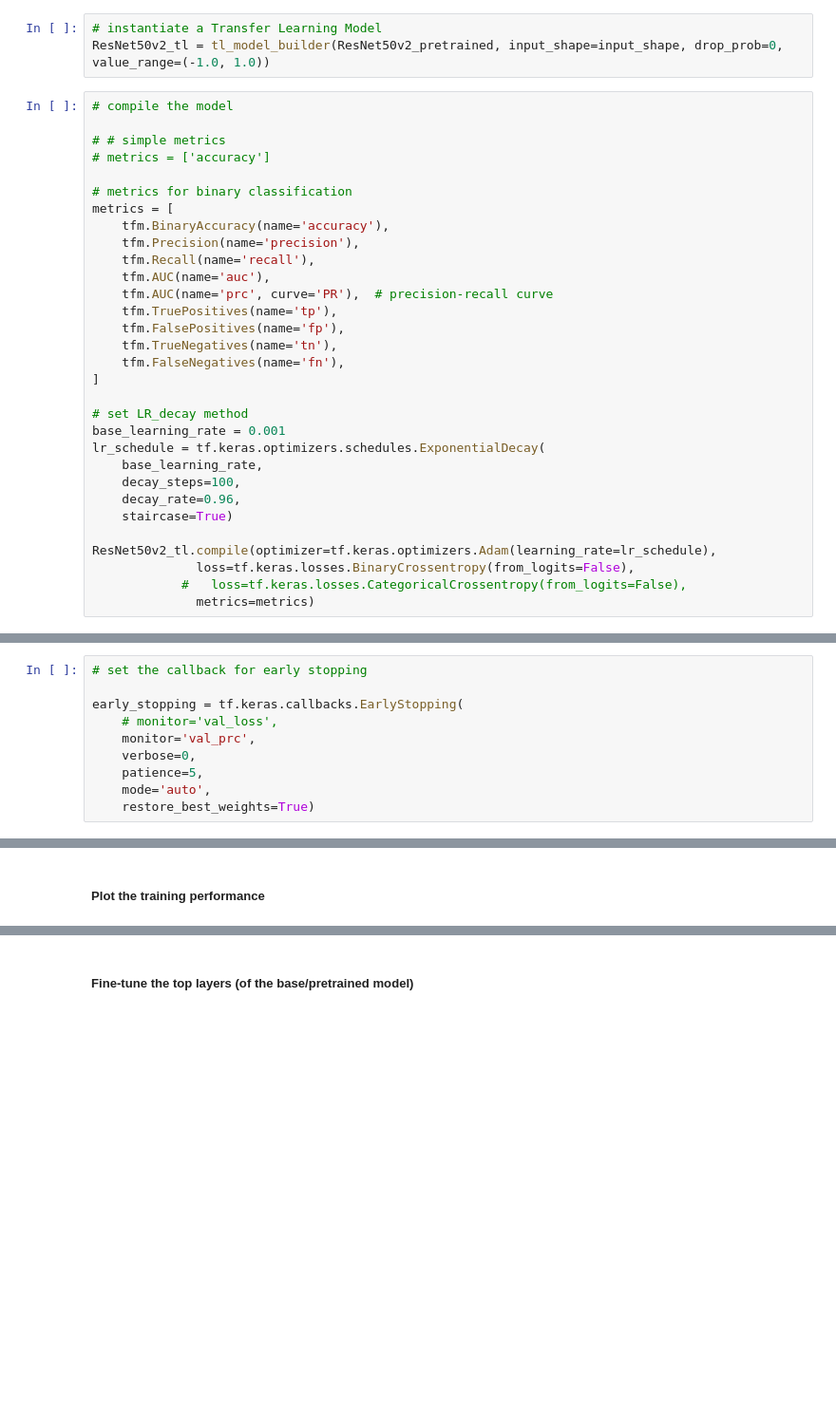
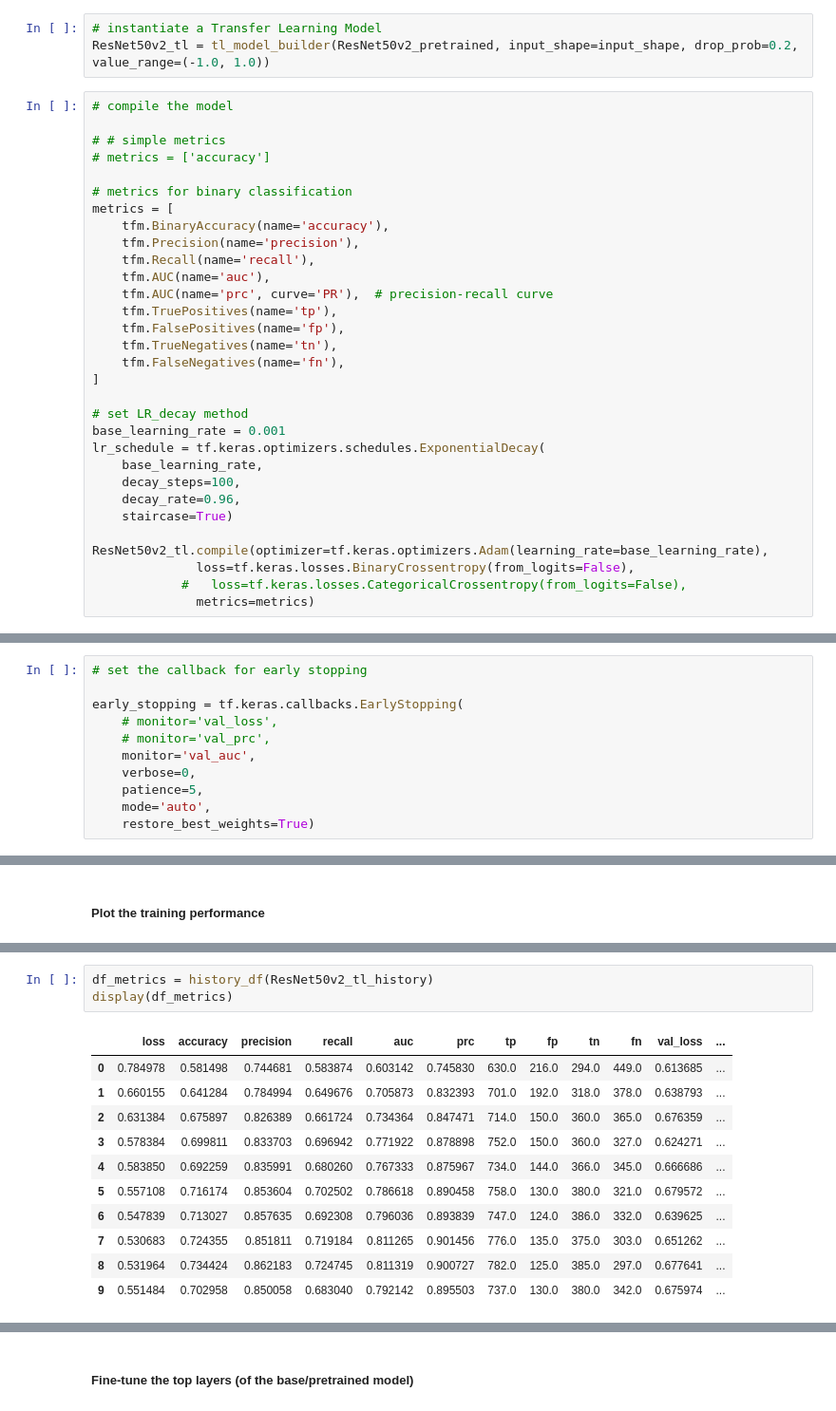
Before and after one commit to tekboart/CHB-image_classification_GradCam, a Jupyter notebook: 1. Image Classification/image_classification.ipynb, the cells around one changed output, grey strips where cells are left out. Shown at 95% size. Saved outputs shown, nothing was run; the diff lists cells and outputs as text; blank space fills up the shorter version.

Commit message:
added some funcs to display performance measures as a pandas DF

```diff
--- a/1. Image Classification/image_classification.ipynb
+++ b/1. Image Classification/image_classification.ipynb
@@ -1055,7 +1099,7 @@ def tl_model_builder(pretrained_model, input_shape, drop_prob=0, value_range=(0.
     return model
 # %%
 # instantiate a Transfer Learning Model
-ResNet50v2_tl = tl_model_builder(ResNet50v2_pretrained, input_shape=input_shape, drop_prob=0, value_range=(-1.0, 1.0))
+ResNet50v2_tl = tl_model_builder(ResNet50v2_pretrained, input_shape=input_shape, drop_prob=0.2, value_range=(-1.0, 1.0))
 # %%
 # compile the model
 
@@ -1083,7 +1127,7 @@ lr_schedule = tf.keras.optimizers.schedules.ExponentialDecay(
     decay_rate=0.96,
     staircase=True)
 
-ResNet50v2_tl.compile(optimizer=tf.keras.optimizers.Adam(learning_rate=lr_schedule),
+ResNet50v2_tl.compile(optimizer=tf.keras.optimizers.Adam(learning_rate=base_learning_rate),
               loss=tf.keras.losses.BinaryCrossentropy(from_logits=False),
             #   loss=tf.keras.losses.CategoricalCrossentropy(from_logits=False),
               metrics=metrics)
@@ -1101,7 +1148,8 @@ print("initial accuracy: {:.2f}".format(accuracy0))
 
 early_stopping = tf.keras.callbacks.EarlyStopping(
     # monitor='val_loss',
-    monitor='val_prc',
+    # monitor='val_prc',
+    monitor='val_auc',
     verbose=0,
     patience=5,
     mode='auto',
@@ -1126,3 +1195,18 @@ plt.show()
+# %%
+df_metrics = history_df(ResNet50v2_tl_history)
+display(df_metrics)
+# %% [output]
+|  | loss | accuracy | precision | recall | auc | prc | tp | fp | tn | fn | val_loss | ... |
+| 0 | 0.784978 | 0.581498 | 0.744681 | 0.583874 | 0.603142 | 0.745830 | 630.0 | 216.0 | 294.0 | 449.0 | 0.613685 | ... |
+| 1 | 0.660155 | 0.641284 | 0.784994 | 0.649676 | 0.705873 | 0.832393 | 701.0 | 192.0 | 318.0 | 378.0 | 0.638793 | ... |
+| 2 | 0.631384 | 0.675897 | 0.826389 | 0.661724 | 0.734364 | 0.847471 | 714.0 | 150.0 | 360.0 | 365.0 | 0.676359 | ... |
+| 3 | 0.578384 | 0.699811 | 0.833703 | 0.696942 | 0.771922 | 0.878898 | 752.0 | 150.0 | 360.0 | 327.0 | 0.624271 | ... |
+| 4 | 0.583850 | 0.692259 | 0.835991 | 0.680260 | 0.767333 | 0.875967 | 734.0 | 144.0 | 366.0 | 345.0 | 0.666686 | ... |
+| 5 | 0.557108 | 0.716174 | 0.853604 | 0.702502 | 0.786618 | 0.890458 | 758.0 | 130.0 | 380.0 | 321.0 | 0.679572 | ... |
+| 6 | 0.547839 | 0.713027 | 0.857635 | 0.692308 | 0.796036 | 0.893839 | 747.0 | 124.0 | 386.0 | 332.0 | 0.639625 | ... |
+| 7 | 0.530683 | 0.724355 | 0.851811 | 0.719184 | 0.811265 | 0.901456 | 776.0 | 135.0 | 375.0 | 303.0 | 0.651262 | ... |
+| 8 | 0.531964 | 0.734424 | 0.862183 | 0.724745 | 0.811319 | 0.900727 | 782.0 | 125.0 | 385.0 | 297.0 | 0.677641 | ... |
+| 9 | 0.551484 | 0.702958 | 0.850058 | 0.683040 | 0.792142 | 0.895503 | 737.0 | 130.0 | 380.0 | 342.0 | 0.675974 | ... |
 # %%
 # Let's take a look to see how many layers are in the base model
 print("Number of layers in the base model: ", len(ResNet50v2_pretrained.layers))
```
Also changed, not shown: parts of 45 cells of this notebook.
